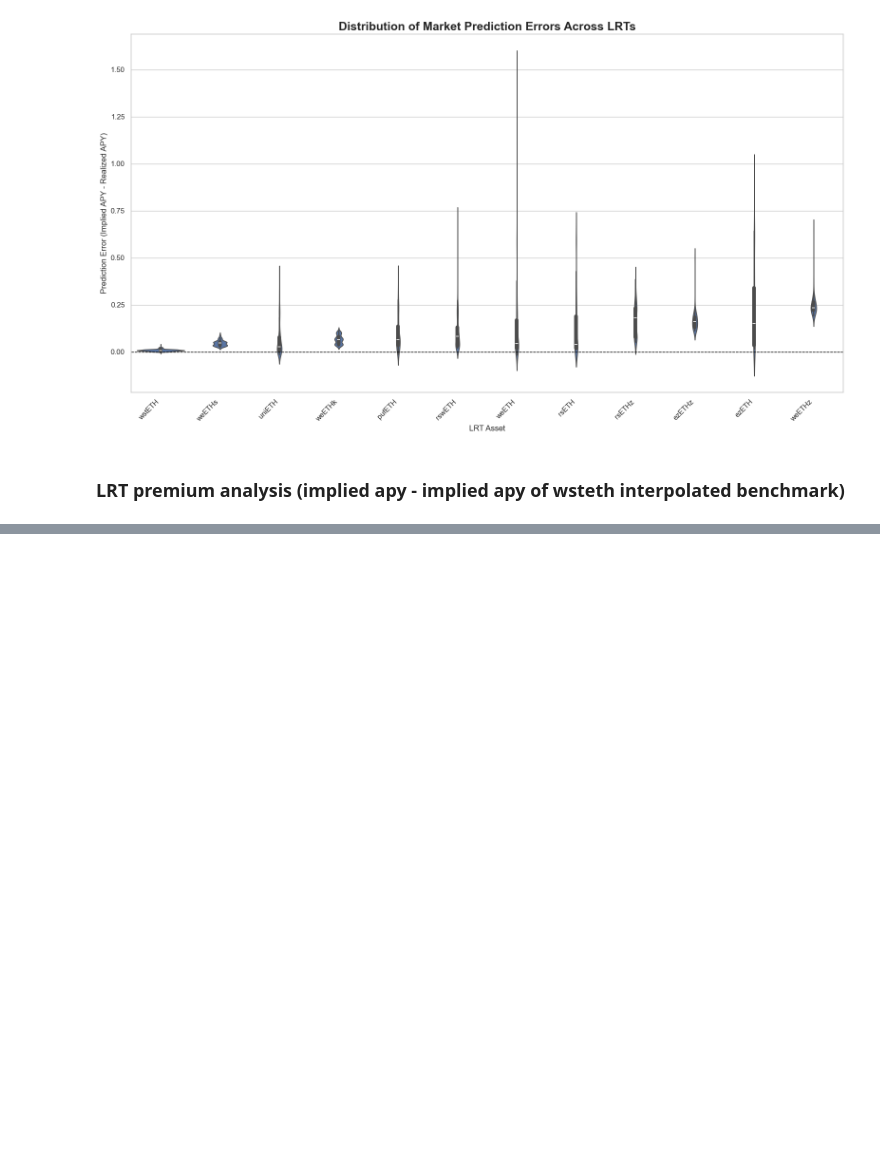
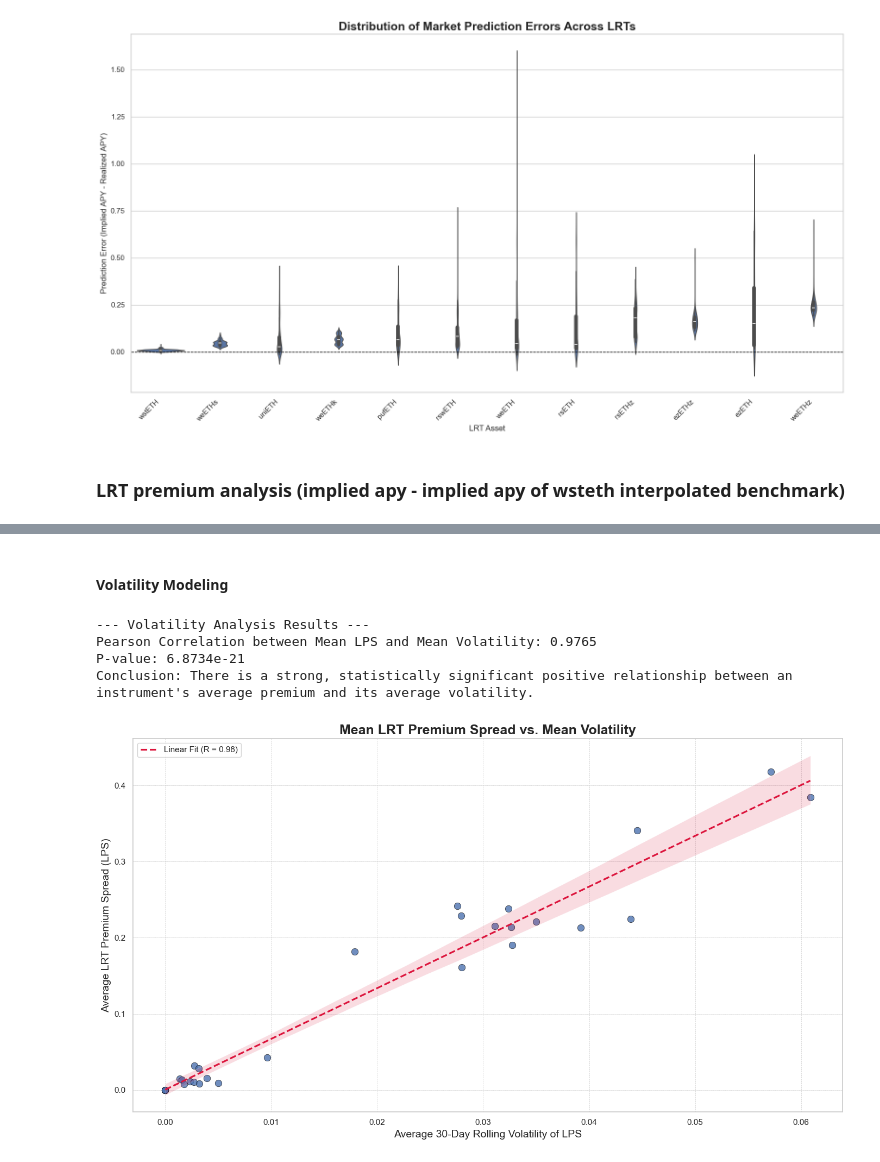
Before and after one commit to farischaudhry/pendle-analysis, a Jupyter notebook: new.ipynb, the cells around one changed output, grey strips where cells are left out. Saved outputs shown, nothing was run; the diff lists cells and outputs as text; code cells hidden in the pictures; blank space fills up the shorter version.

```diff
--- a/new.ipynb
+++ b/new.ipynb
@@ -1239,0 +1281,60 @@ Conover's Post-Hoc Test for LPS:
+# %% [markdown]
+#### Volatility Modeling
+# %%
+vol_analysis_df = analysis_df.dropna(subset=['lrt_premium_spread']).copy()
+instrument_summary = vol_analysis_df.groupby(['chain', 'protocol_asset_raw', 'tenor_str']).agg(
+    mean_lps=('lrt_premium_spread', 'mean'),
+    mean_volatility=('LPS_vol_30d', 'mean'),
+    observation_count=('lrt_premium_spread', 'count')
+).dropna()
+instrument_summary = instrument_summary[instrument_summary['observation_count'] >= 30]
+if not instrument_summary.empty:
+    correlation, p_value = pearsonr(instrument_summary['mean_lps'], instrument_summary['mean_volatility'])
+
+    print("\n--- Volatility Analysis Results ---")
+    print(f"Pearson Correlation between Mean LPS and Mean Volatility: {correlation:.4f}")
+    print(f"P-value: {p_value:.4e}")
+
+    if p_value < 0.05 and correlation > 0.7:
+        print("Conclusion: There is a strong, statistically significant positive relationship between an instrument's average premium and its average volatility.")
+    elif p_value < 0.05:
+        print("Conclusion: There is a statistically significant positive relationship between an instrument's average premium and its average volatility.")
+    else:
+        print("Conclusion: The relationship between average premium and volatility is weak or not significant.")
+
+    plt.figure(figsize=(14, 8))
+    g = sns.scatterplot(
+        data=instrument_summary,
+        x='mean_volatility',
+        y='mean_lps',
+        s=80,
+        alpha=0.8,
+        edgecolor="black",
+        linewidth=0.5
+    )
+
+    sns.regplot(
+        data=instrument_summary,
+        x='mean_volatility',
+        y='mean_lps',
+        scatter=False,
+        color='crimson',
+        line_kws={'linestyle':'--'},
+        label=f'Linear Fit (R = {correlation:.2f})'
+    )
+
+    plt.title('Mean LRT Premium Spread vs. Mean Volatility', fontsize=18, fontweight='bold')
+    plt.xlabel('Average 30-Day Rolling Volatility of LPS', fontsize=14)
+    plt.ylabel('Average LRT Premium Spread (LPS)', fontsize=14)
+    plt.grid(True, which='both', linestyle='--', linewidth=0.5)
+    plt.legend()
+    plt.tight_layout()
+    plt.show()
+else:
+    print("Not enough data to perform volatility analysis.")
+# %% [output]
+--- Volatility Analysis Results ---
+Pearson Correlation between Mean LPS and Mean Volatility: 0.9765
+P-value: 6.8734e-21
+Conclusion: There is a strong, statistically significant positive relationship between an instrument's average premium and its average volatility.
+[figure, added]
```
Also changed, not shown: parts of 35 cells of this notebook, 2 other files.
